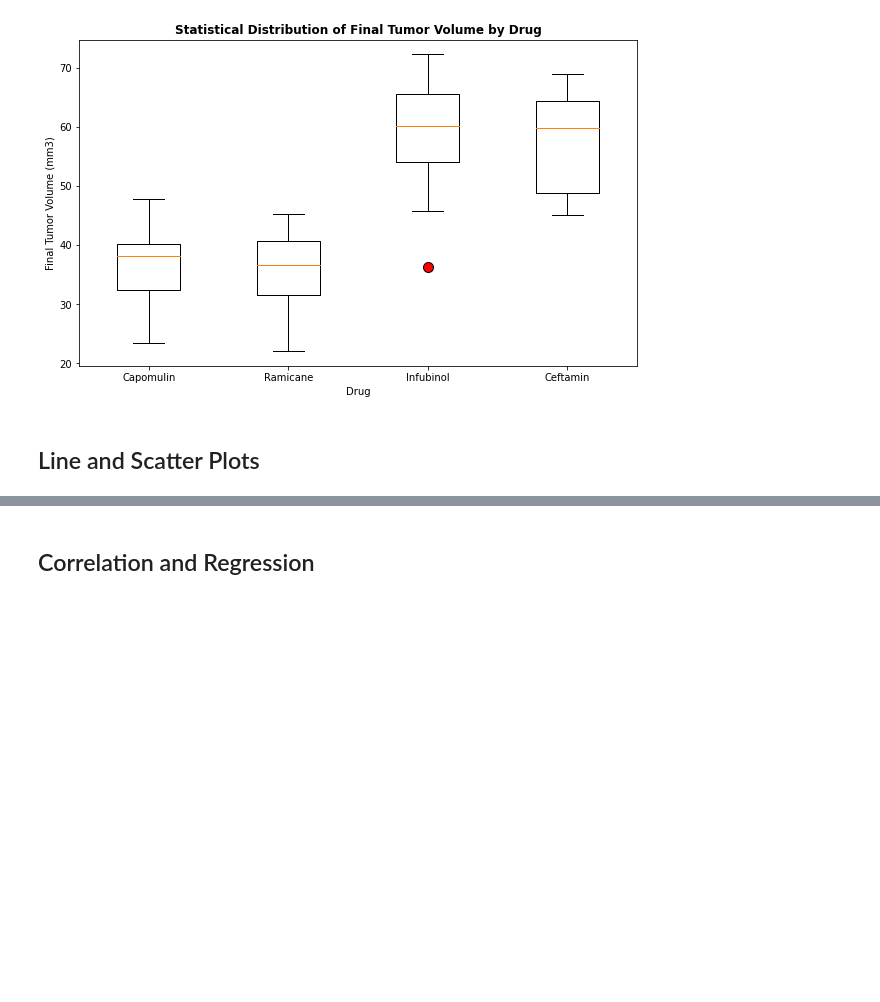
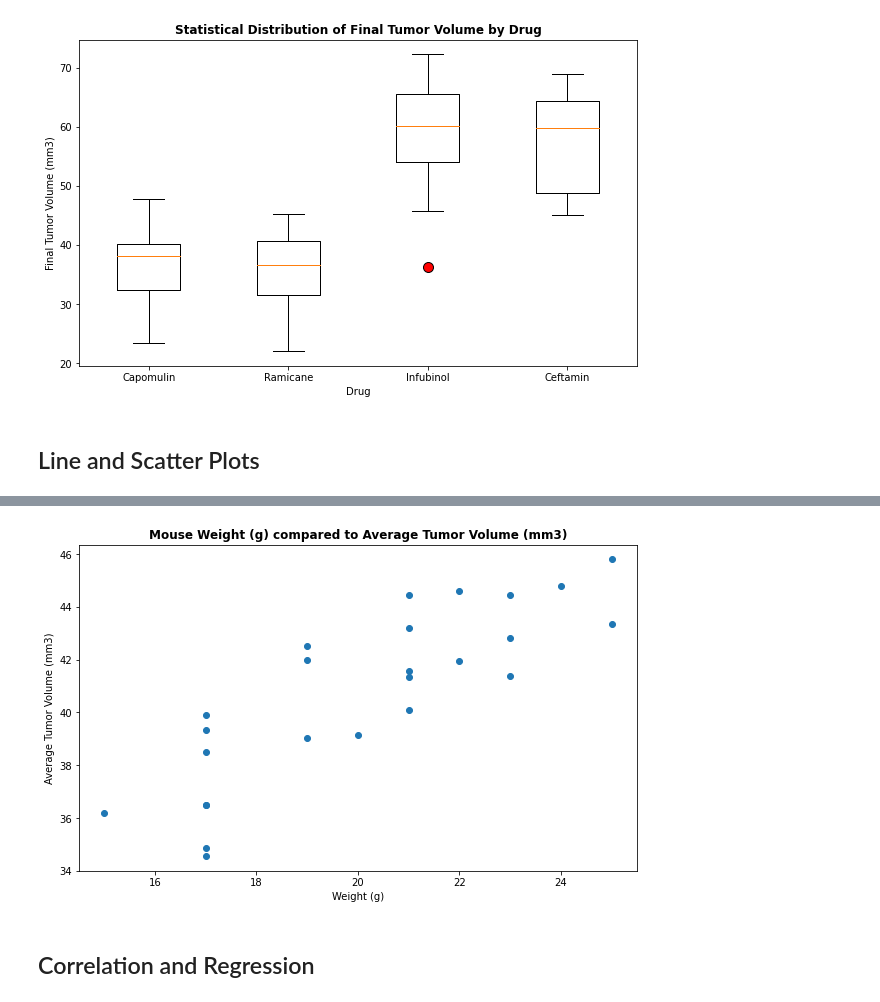
Before and after one commit to EpicTomatoSauce/pymaceuticals, a Jupyter notebook: pymaceuticals_starter.ipynb, the cells around one changed output, grey strips where cells are left out. Drawn from its saved outputs; the diff is of its cells as text; code cells hidden in the pictures; blank space fills up the shorter version.

```diff
--- a/pymaceuticals_starter.ipynb
+++ b/pymaceuticals_starter.ipynb
@@ -309,2 +337,26 @@ box_plot()
+# %%
+# Generate a scatter plot of mouse weight versus average tumor volume for the Capomulin regimen
+
+#find data points for Capomulin regimen
+capomulin = clean_data.loc[clean_data['Drug Regimen'] == 'Capomulin']
+#average tumor volume for each mouse in the capomulin regimen
+avg_vol_capomulin = pd.DataFrame(capomulin.groupby('Mouse ID')['Tumor Volume (mm3)'].mean().reset_index().rename(columns={'Tumor Volume (mm3)':'avg_vol'}))
+#merge the capomulin regimen df with the avg_vol df
+avg_vol_capomulin = pd.merge(capomulin, avg_vol_capomulin, on = 'Mouse ID')
+#create 2 column df as needed for scatter plot and then drop duplicate values
+scatter_avg_vol_capomulin = avg_vol_capomulin[['Weight (g)', 'avg_vol']].drop_duplicates()
+
+def scatter_weight_volume():
+    plt.figure(figsize=(10,6))
+    x_axis = scatter_avg_vol_capomulin['Weight (g)']
+    y_axis = scatter_avg_vol_capomulin['avg_vol']
+    plt.scatter(x_axis, y_axis)
+    plt.xlabel('Weight (g)')
+    plt.ylabel('Average Tumor Volume (mm3)')
+    plt.title('Mouse Weight (g) compared to Average Tumor Volume (mm3)', fontweight = 'bold')
+# %%
+scatter_weight_volume()
+# %% [output]
+[figure, added]
 # %% [markdown]
 ## Correlation and Regression
```
Also changed, not shown: parts of 10 cells of this notebook.
